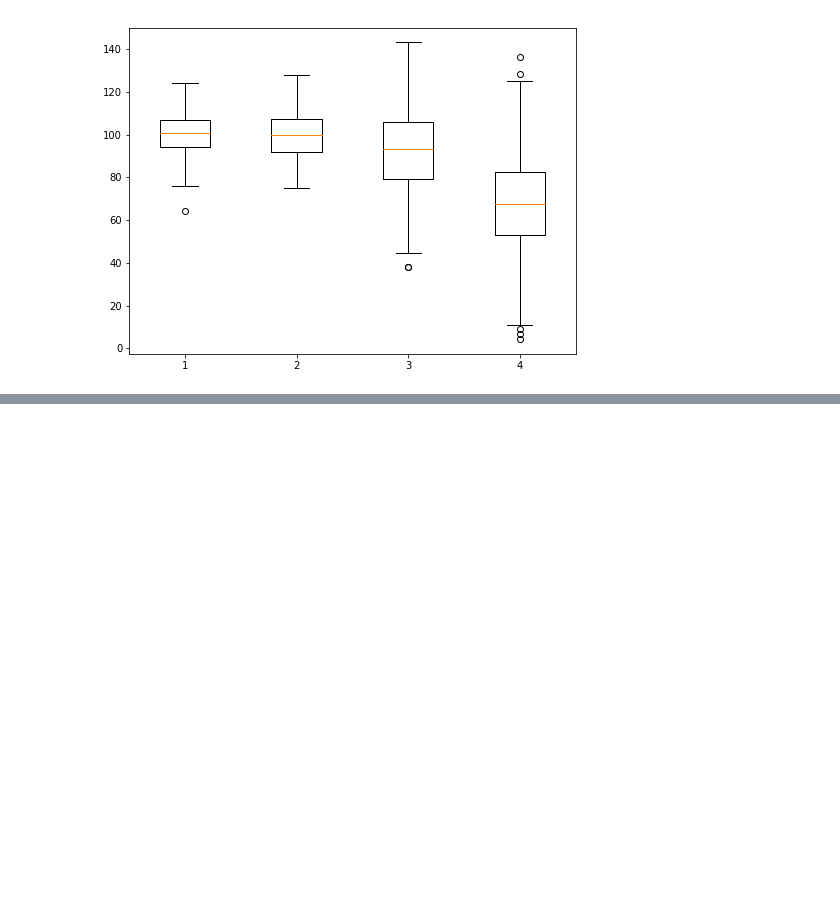
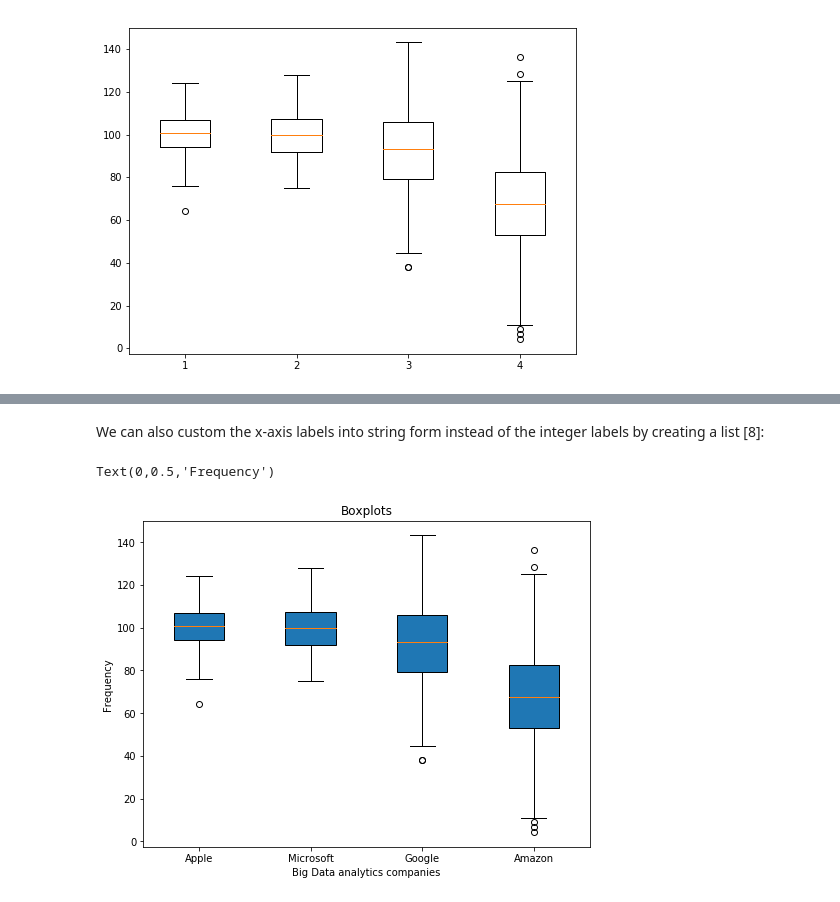
Before and after one commit to Datagatherer2357/Project-Fundamentals-of-data-analysis-GMIT, a Jupyter notebook: Project-boxplots.ipynb, the cells around one changed output, grey strips where cells are left out. Drawn from its saved outputs; the diff is of its cells as text; code cells hidden in the pictures; blank space fills up the shorter version.

```diff
--- a/Project-boxplots.ipynb
+++ b/Project-boxplots.ipynb
@@ -121,3 +165,20 @@ The "bp" variable in the code above is a python dictionary with keys boxes, whis
+# %% [markdown]
+We can also custom the x-axis labels into string form instead of the integer labels by creating a list [8]:
+# %%
+fig = plt.figure(1, figsize=(8, 6))
+ax = fig.add_subplot(111)
+bp = ax.boxplot(boxdata, patch_artist=True)
+
+# Let's customize the x-axis ticks using a list:
+plt.xticks([1, 2, 3, 4],['Apple', 'Microsoft', 'Google', 'Amazon'])
+
+# We can add some labels too:
+ax.set_title('Boxplots')
+ax.set_xlabel('Big Data analytics companies')
+ax.set_ylabel('Frequency')
+# %% [output]
+Text(0,0.5,'Frequency')
+[figure, added]
 # %% [markdown]
 ### References
 
```
Also changed, not shown: parts of 5 cells of this notebook.
